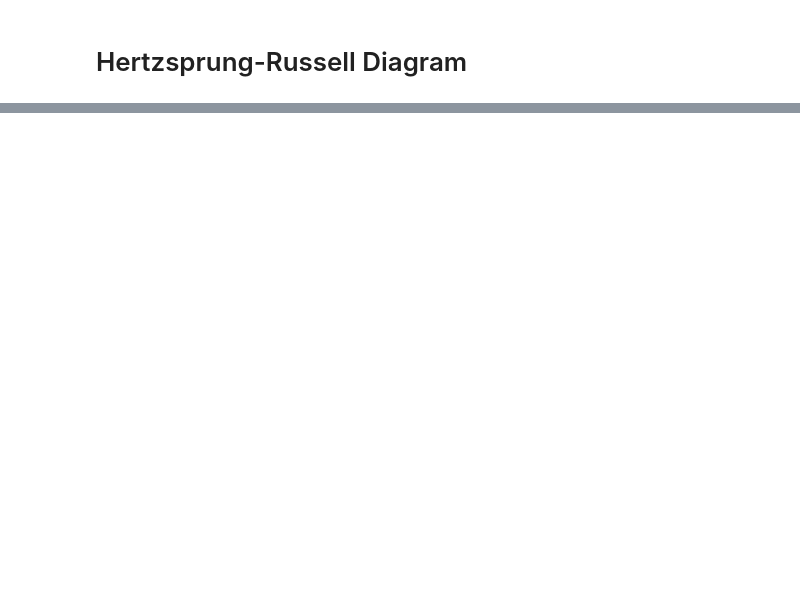
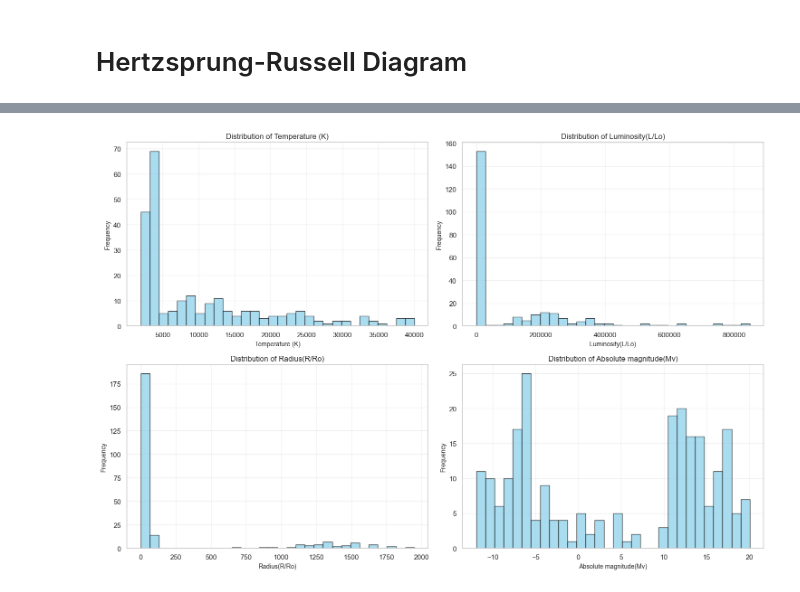
Before and after one commit to aidenhammond/data-science-final-project, a Jupyter notebook: main.ipynb, the cells around one changed output, grey strips where cells are left out. Saved outputs shown, nothing was run; the diff lists cells and outputs as text; code cells hidden in the pictures; blank space fills up the shorter version.

```diff
--- a/main.ipynb
+++ b/main.ipynb
@@ -61,0 +95,20 @@ features_num['Spectral Class'] = features_num['Spectral Class'].map(spectral_cla
+# %%
+numeric_cols = df.select_dtypes(include=[np.number]).columns.tolist()
+if 'Star type' in numeric_cols:
+    numeric_cols.remove('Star type')
+
+fig, axes = plt.subplots(2, 2, figsize=(15, 10))
+axes = axes.ravel()
+
+for idx, col in enumerate(numeric_cols):
+    if idx < len(axes):
+        axes[idx].hist(df[col], bins=30, color='skyblue', edgecolor='black', alpha=0.7)
+        axes[idx].set_title(f'Distribution of {col}', fontsize=12)
+        axes[idx].set_xlabel(col, fontsize=10)
+        axes[idx].set_ylabel('Frequency', fontsize=10)
+        axes[idx].grid(alpha=0.3)
+
+plt.tight_layout()
+plt.show()
+# %% [output]
+[figure, added]
```
Also changed, not shown: parts of 21 cells of this notebook, 1 other file.
